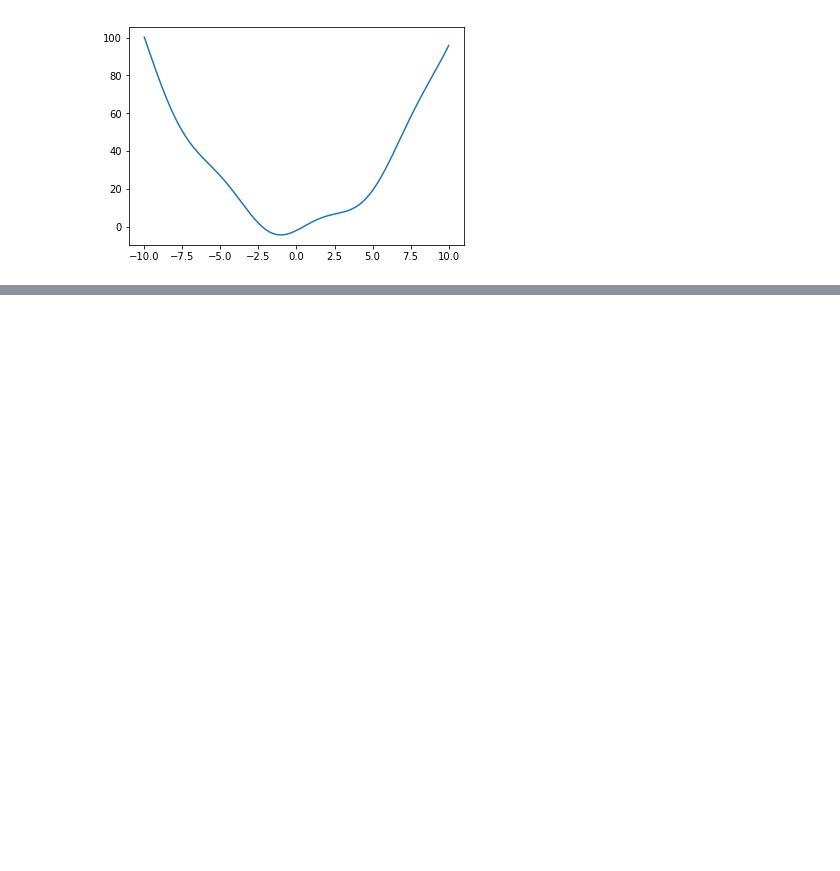
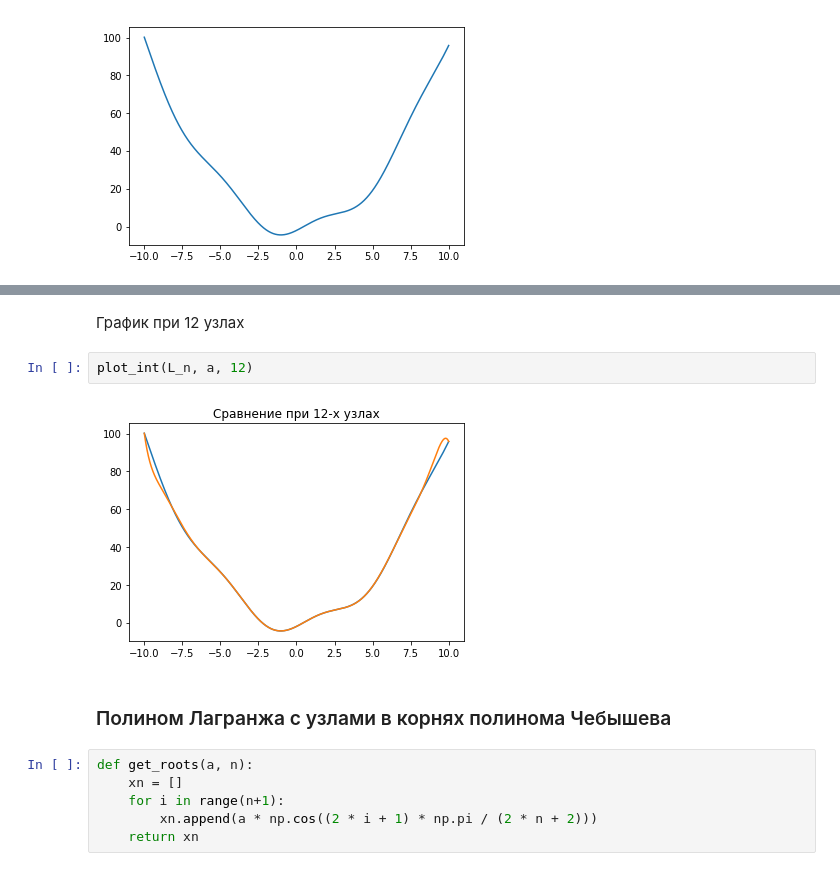
Before and after one commit to otzhora/numerical_methods-, a Jupyter notebook: sixth_task/Interpolation.ipynb, the cells around one changed output, grey strips where cells are left out. Drawn from its saved outputs; the diff is of its cells as text; blank space fills up the shorter version.

```diff
--- a/sixth_task/Interpolation.ipynb
+++ b/sixth_task/Interpolation.ipynb
@@ -18,0 +73,14 @@ plt.plot(x, f(x))
+# %% [markdown]
+График при 12 узлах
+# %%
+plot_int(L_n, a, 12)
+# %% [output]
+[figure, added]
+# %% [markdown]
+### Полином Лагранжа с узлами в корнях полинома Чебышева
+# %%
+def get_roots(a, n):
+    xn = []
+    for i in range(n+1):
+        xn.append(a * np.cos((2 * i + 1) * np.pi / (2 * n + 2)))
+    return xn
```
Also changed, not shown: parts of 17 cells of this notebook.
